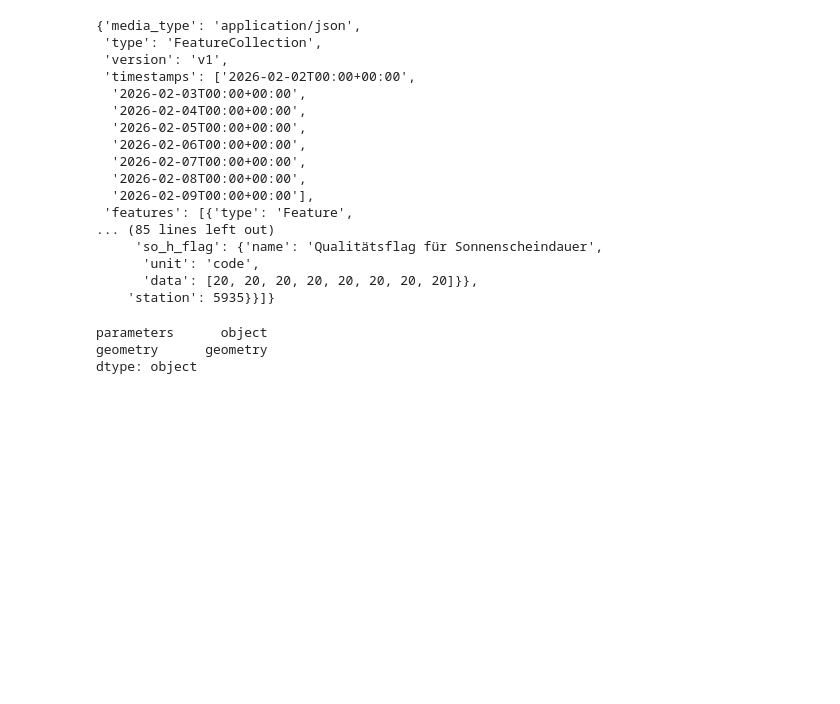
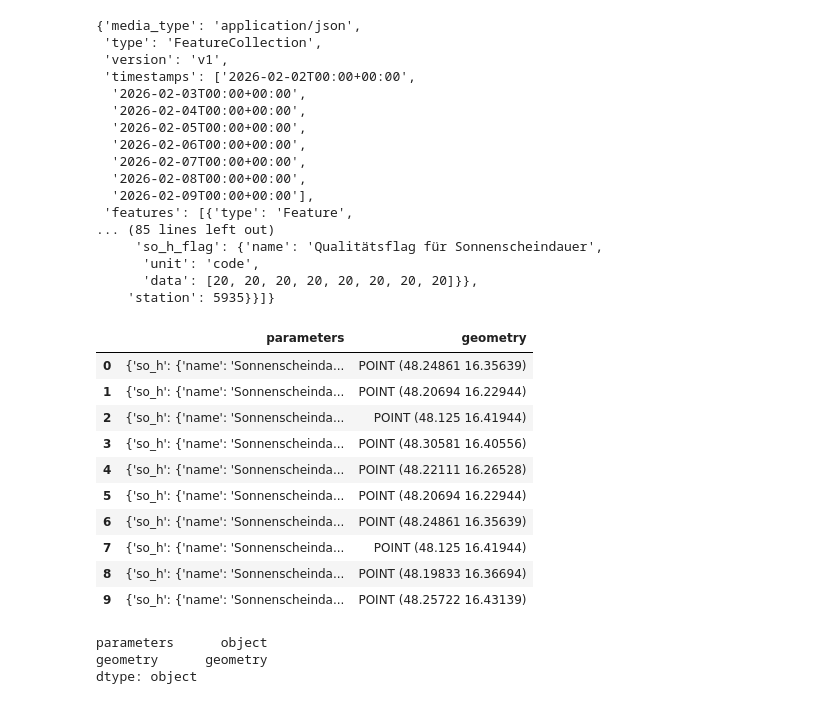
Before and after one commit to nikdra/sonnenstund, a Jupyter notebook: prototype.ipynb, the cells around one changed output. Cells and saved outputs as stored; diff of their text form; code cells hidden in the pictures; blank space fills up the shorter version.

```diff
--- a/prototype.ipynb
+++ b/prototype.ipynb
@@ -205,6 +209,20 @@ r.json()
 gdf = gpd.read_file(
     query_url, columns=["timestamp", "station_id", "parameters"]
 )  # this might be nice, but not our desired shape
+# %%
+gdf
+# %% [output]
+|  | parameters | geometry |
+| 0 | {'so_h': {'name': 'Sonnenscheinda... | POINT (48.24861 16.35639) |
+| 1 | {'so_h': {'name': 'Sonnenscheinda... | POINT (48.20694 16.22944) |
+| 2 | {'so_h': {'name': 'Sonnenscheinda... | POINT (48.125 16.41944) |
+| 3 | {'so_h': {'name': 'Sonnenscheinda... | POINT (48.30581 16.40556) |
+| 4 | {'so_h': {'name': 'Sonnenscheinda... | POINT (48.22111 16.26528) |
+| 5 | {'so_h': {'name': 'Sonnenscheinda... | POINT (48.20694 16.22944) |
+| 6 | {'so_h': {'name': 'Sonnenscheinda... | POINT (48.24861 16.35639) |
+| 7 | {'so_h': {'name': 'Sonnenscheinda... | POINT (48.125 16.41944) |
+| 8 | {'so_h': {'name': 'Sonnenscheinda... | POINT (48.19833 16.36694) |
+| 9 | {'so_h': {'name': 'Sonnenscheinda... | POINT (48.25722 16.43139) |
 # %%
 gdf.dtypes  # TODO: parse parameters column to extract so_h and so_h_flag as separate columns, and convert timestamp to datetime
 # %% [output]
```
Also changed, not shown: parts of 4 cells of this notebook, 12 other files.
